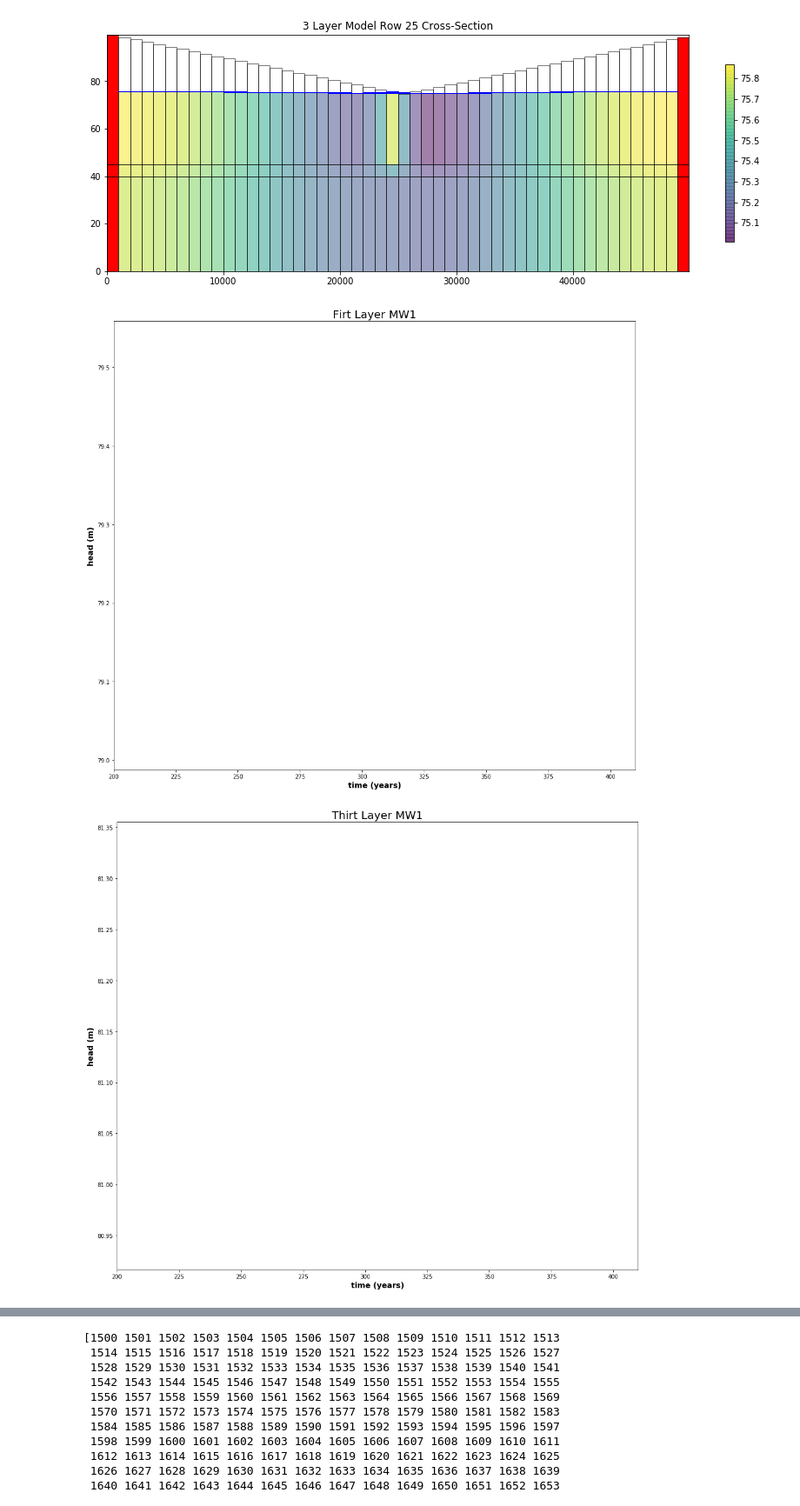
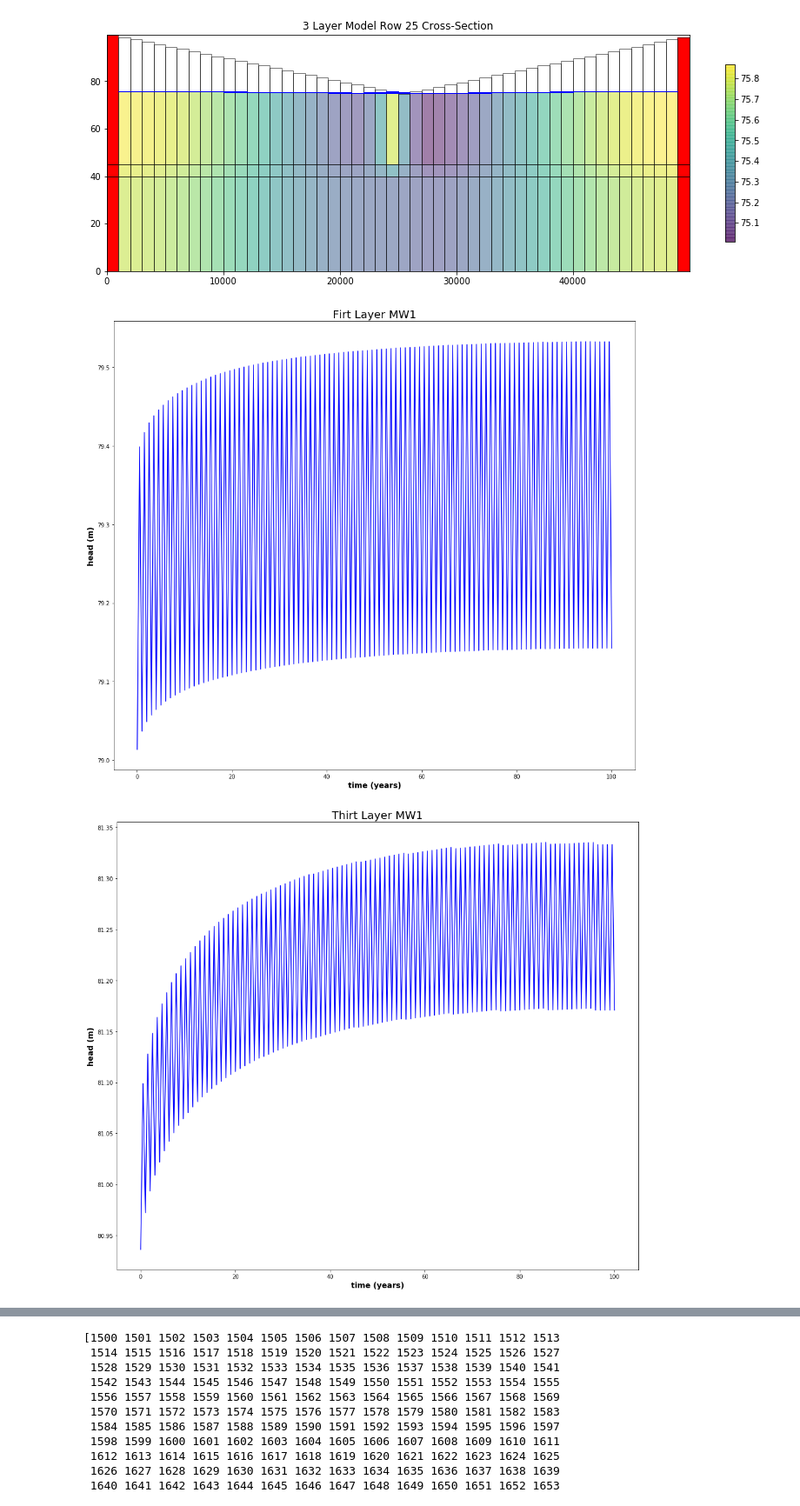
Before and after one commit to groundwater-modeling-Spring2020/FoE_Project, a Jupyter notebook: BenM_Notebooks/BenM_Scenario5/Scenario5agwell_AddedHeads.ipynb, the cells around one changed output, grey strips where cells are left out. Shown at 87% size. Drawn from its saved outputs; the diff is of its cells as text; code cells hidden in the pictures.

```diff
--- a/BenM_Notebooks/BenM_Scenario5/Scenario5agwell_AddedHeads.ipynb
+++ b/BenM_Notebooks/BenM_Scenario5/Scenario5agwell_AddedHeads.ipynb
@@ -536,11 +532,11 @@ for p in range(0,nper):    #loop over stress periods
         ET[p]= ET_zone2
 # %%
 #create model object
-modelname = "Scenario_5"
-moddir="/Applications/MODFLOW/mf2005"
+modelname = "Scenario_5_Team2"
+#moddir="/Applications/MODFLOW/mf2005"
 # moddir="C:/mf2005"
 #moddir = "/Users/abramfarley/Desktop/gw_modeling/ModFlow_Builds/pymake/examples/mf2005"
-#moddir="C:/WRDAPP/MF2005.1_12/bin/mf2005.exe"
+moddir="/WRDAPP/MF2005.1_12/bin/mf2005.exe"
 m = flopy.modflow.Modflow(modelname, exe_name = moddir)
 
 #Discretization - dis
@@ -767,37 +763,37 @@ for stress_per, time in enumerate(times): #iterate through times at end of each
 cell_id2 = (0, 25, 24) #cell at the center of the domain
 time_series2 = headobj.get_ts(cell_id2) #get the time series using flopy
 
 #create firt plot
 F= plt.figure(figsize=(17,15))
 plt.title("Firt Layer MW1",fontsize=20)
-plt.xlim(200,410)
+#plt.xlim(200,410)
 #plt.title('Head at cell ({0},{1},{2})'.format(cell_id1[0] + 1,
 #                                              cell_id1[1] + 1,
 #                                              cell_id1[2] + 1),fontweight='bold') #create title with cell_id format
 plt.xlabel('time (years)',fontweight='bold', fontsize=14)
 plt.ylabel('head (m)',fontweight='bold', fontsize=14)
 plt.plot(time_series2[:, 0]/360, time_series2[:, 1], 'b-') #plot the time series with points at each record
 plt.show()
 
 
 
 cell_id2 = (2, 25, 24) #cell at the center of the domain
 time_series2 = headobj.get_ts(cell_id2) #get the time series using flopy
 
 #create thirt plot
 F= plt.figure(figsize=(17,15))
 plt.title("Thirt Layer MW1",fontsize=20)
-plt.xlim(200,410)
+#plt.xlim(200,410)
 #plt.title('Head at cell ({0},{1},{2})'.format(cell_id1[0] + 1,
 #                                              cell_id1[1] + 1,
 #                                              cell_id1[2] + 1),fontweight='bold') #create title with cell_id format
 plt.xlabel('time (years)',fontweight='bold', fontsize=14)
 plt.ylabel('head (m)',fontweight='bold', fontsize=14)
 plt.plot(time_series2[:, 0]/360, time_series2[:, 1], 'b-') #plot the time series with points at each record
 plt.show()
 # %% [output]
-[figure, old version]
+[figure, new version]
-[figure, old version]
+[figure, new version]
 # %%
 #head = headobj.get_alldata(nodata=-9.9998999e+02)
 cell_id1 = (0, 37, 12) #cell at the center of the domain
```
Also changed, not shown: parts of 7 cells of this notebook, 2 other files.
